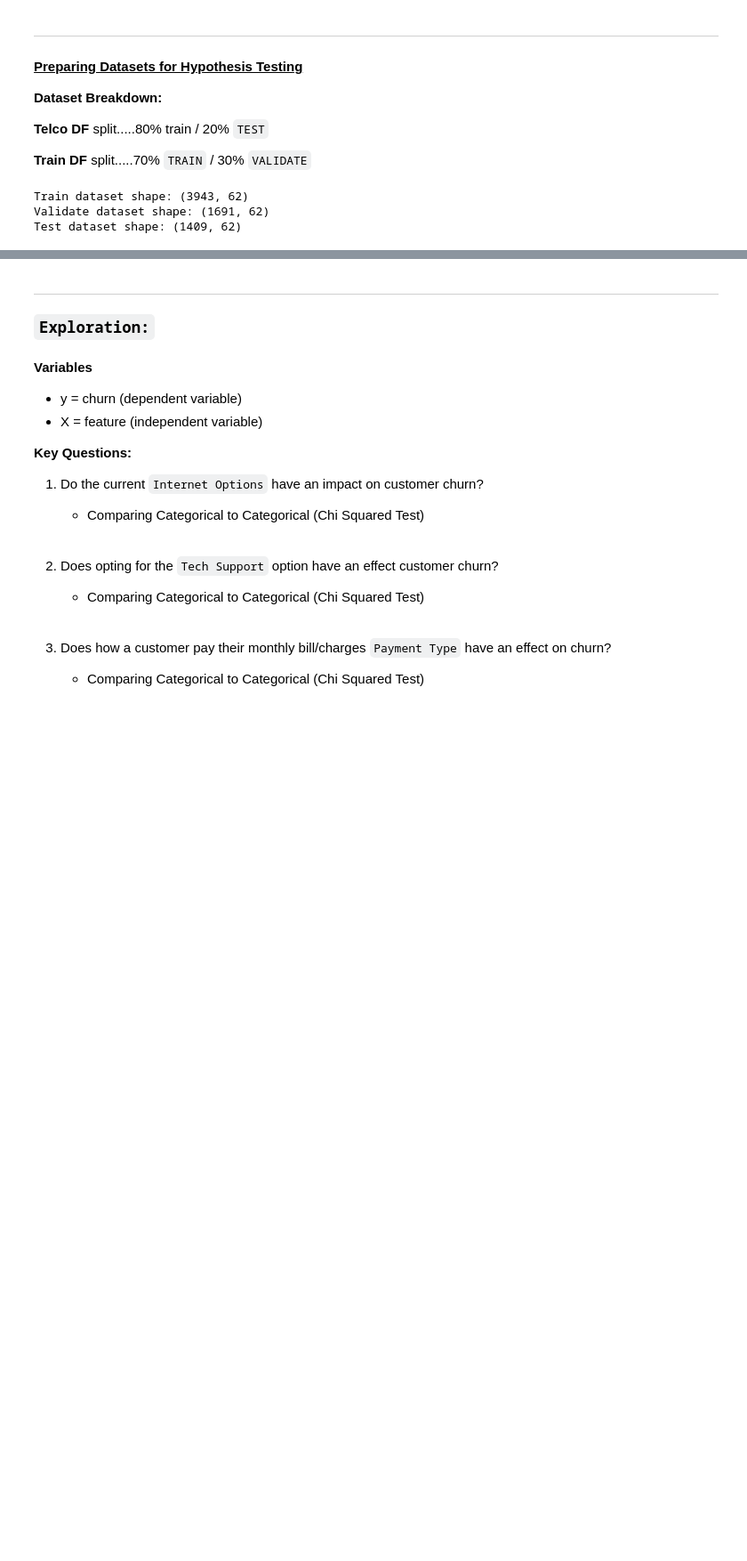
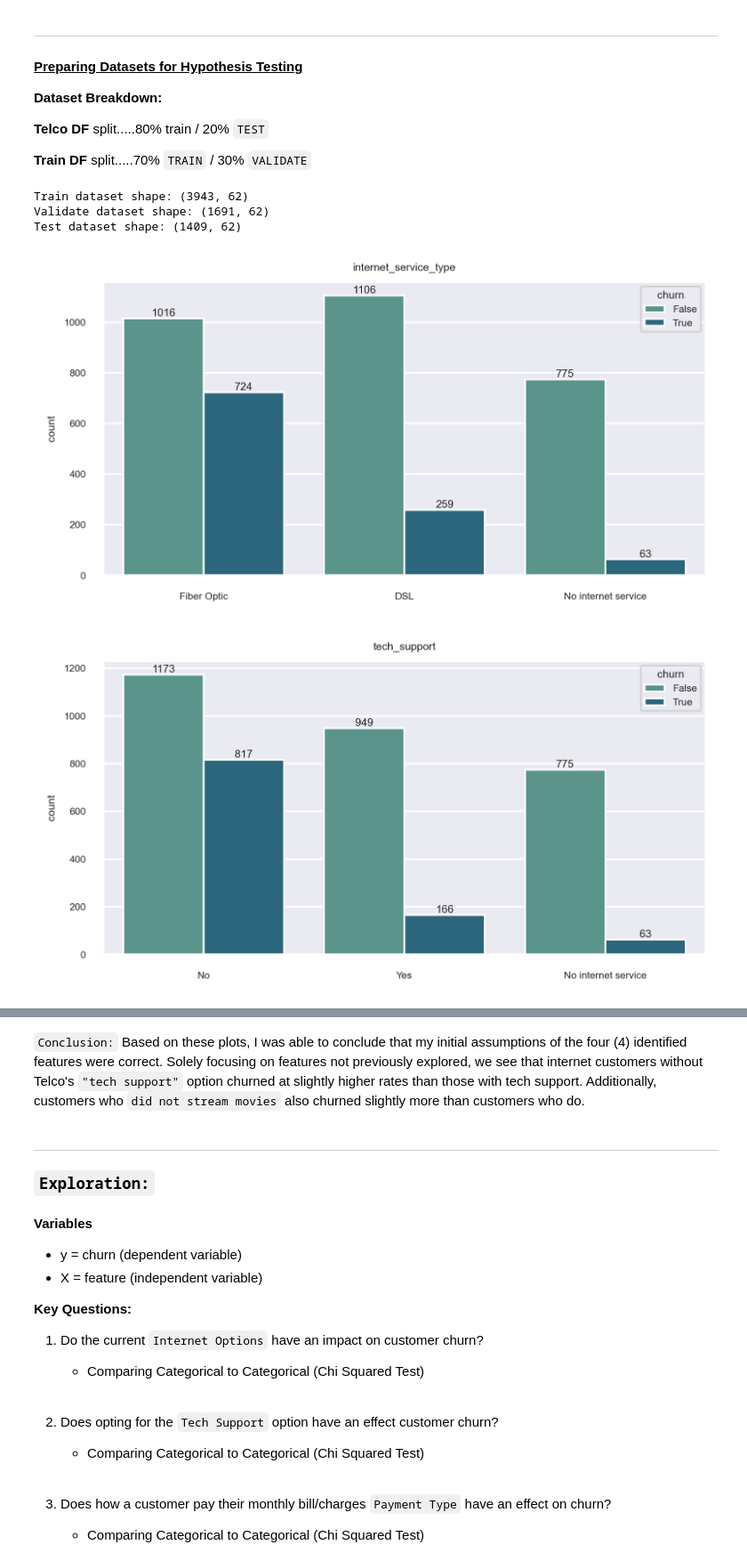
Before and after one commit to mijailmariano/ML-Classification-Telecommunications-Services, a Jupyter notebook: final_report.ipynb, the cells around one changed output, grey strips where cells are left out. Shown at 89% size. Saved outputs shown, nothing was run; the diff lists cells and outputs as text; code cells hidden in the pictures; blank space fills up the shorter version.

````diff
--- a/final_report.ipynb
+++ b/final_report.ipynb
@@ -181,20 +181,3 @@ plt.xlabel("Churned")
 plt.show()
 # %% [output]
 [figure]
-# %%
-# viewing tested features by churn and non-churn customers
-
-cols = df[["internet_service_type", "tech_support", "streaming_movies", "payment_type"]]
-for column in cols:
-    plt.figure(figsize=(6, 3))
-    sns.set(font_scale = 0.5)
-    ax = sns.countplot(x = column, \
-                hue = "churn", \
-                data = df,
-                order = df[column].value_counts().index,
-                palette = "crest")
-    ax.set(xlabel = None)
-    ax.bar_label(ax.containers[0])
-    ax.bar_label(ax.containers[1])
-    plt.title(column)
-    plt.show()
@@ -224,3 +200,23 @@ print(f"Test dataset shape: {test.shape}")
 Train dataset shape: (3943, 62)
 Validate dataset shape: (1691, 62)
 Test dataset shape: (1409, 62)
+# %%
+# viewing tested features by churn and non-churn customers
+
+cols = train[["internet_service_type", "tech_support", "streaming_movies", "payment_type"]]
+for column in cols:
+    plt.figure(figsize=(6, 3))
+    sns.set(font_scale = 0.5)
+    ax = sns.countplot(x = column, \
+                hue = "churn", \
+                data = train,
+                order = train[column].value_counts().index,
+                palette = "crest")
+    ax.set(xlabel = None)
+    ax.bar_label(ax.containers[0])
+    ax.bar_label(ax.containers[1])
+    plt.title(column)
+    plt.show()
+# %% [output]
+[figure, added]
+[figure, added]
@@ -227,3 +225,5 @@ Test dataset shape: (1409, 62)
+# %% [markdown]
+```Conclusion:``` Based on these plots, I was able to conclude that my initial assumptions of the four (4) identified features were correct. Solely focusing on features not previously explored, we see that internet customers without Telco's ```"tech support"``` option churned at slightly higher rates than those with tech support. Additionally, customers who ```did not stream movies``` also churned slightly more than customers who do.
 # %% [markdown]
 ----
 ### ```Exploration:```
````
Also changed, not shown: parts of 8 cells of this notebook, 3 other files.
